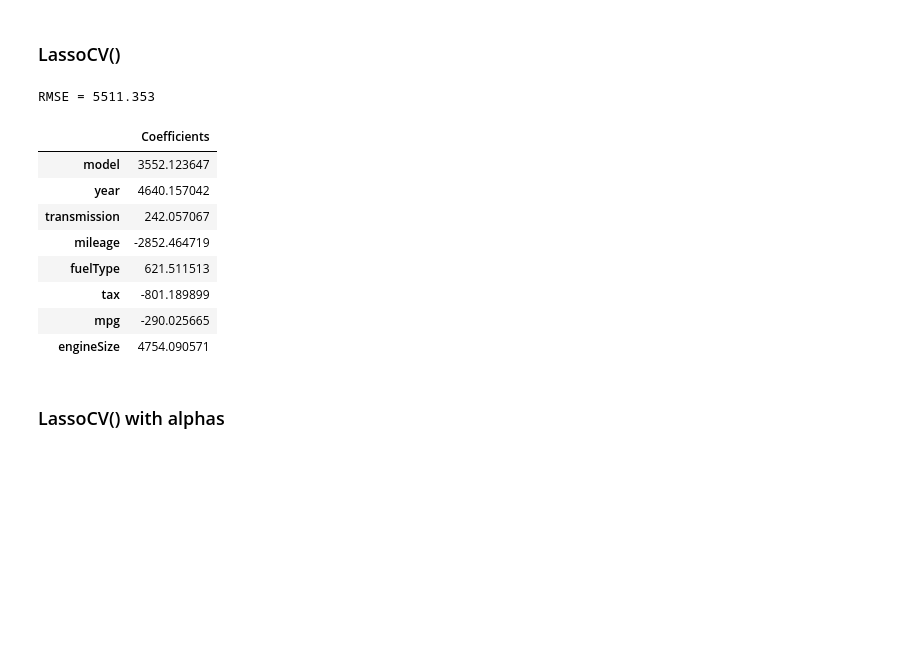
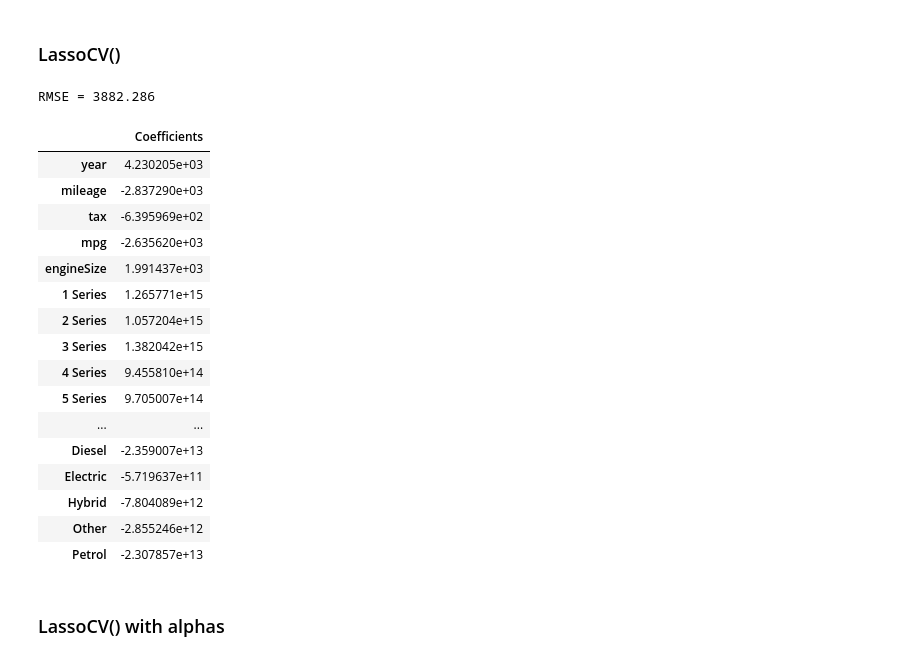
Before and after one commit to ematasova/Data_analyst, a Jupyter notebook: Лаба 3/Hometask 3 - Car price prediction.ipynb, the cells around one changed output. Saved outputs shown, nothing was run; the diff lists cells and outputs as text; code cells hidden in the pictures; blank space fills up the shorter version.

```diff
--- a/Лаба 3/Hometask 3 - Car price prediction.ipynb
+++ b/Лаба 3/Hometask 3 - Car price prediction.ipynb
@@ -216,0 +192,11 @@ auto_data_with_labels
+# %%
+
+auto_data_copy = auto_data.copy()
+
+auto_data_dummy = pd.concat([auto_data_copy.drop("model", axis=1),
+                             pd.get_dummies(auto_data_copy["model"])], axis = 1)
+auto_data_dummy = pd.concat([auto_data_dummy.drop("transmission", axis=1),
+                             pd.get_dummies(auto_data_dummy["transmission"])], axis = 1)
+auto_data_dummy = pd.concat([auto_data_dummy.drop("fuelType", axis=1),
+                             pd.get_dummies(auto_data_dummy["fuelType"])], axis = 1)
+auto_data_dummy.head()
@@ -217,3 +211,2 @@ auto_data_with_labels
 # %%
-auto_data_with_labels_without_price = auto_data_with_labels.drop(['price'], axis=1)
-auto_data_with_labels_without_price
+auto_data_dummy_without_price = auto_data_dummy.drop(['price'], axis=1)
@@ -234,5 +213,5 @@ auto_data_with_labels_without_price
 # %%
-X, Y = auto_data_with_labels_without_price, auto_data_with_labels['price']
+X, Y = auto_data_dummy_without_price, auto_data_dummy['price']
 # %%
 X_train, X_test, Y_train, Y_test = train_test_split(X, Y, test_size=0.3, random_state=10)
 # %%
@@ -330,23 +333,31 @@ RMSE = 5511.097
 # %%
 model = LassoCV()
 
 model.fit(X_train_scaled, Y_train)
 predictions = model.predict(X_test_scaled)
 
 print (f'RMSE = {round(metrics.mean_squared_error(Y_test, predictions, squared=False), 3)}')
 
-pd.DataFrame(simple_LR.coef_,  auto_data_with_labels_without_price.columns, columns=['Coefficients'])
+pd.DataFrame(simple_LR.coef_,  auto_data_dummy_without_price.columns, columns=['Coefficients'])
 # %% [output]
-RMSE = 5511.353
+RMSE = 3882.286
 |  | Coefficients |
-| model | 3552.123647 |
-| year | 4640.157042 |
-| transmission | 242.057067 |
-| mileage | -2852.464719 |
-| fuelType | 621.511513 |
-| tax | -801.189899 |
-| mpg | -290.025665 |
-| engineSize | 4754.090571 |
+| year | 4.230205e+03 |
+| mileage | -2.837290e+03 |
+| tax | -6.395969e+02 |
+| mpg | -2.635620e+03 |
+| engineSize | 1.991437e+03 |
+| 1 Series | 1.265771e+15 |
+| 2 Series | 1.057204e+15 |
+| 3 Series | 1.382042e+15 |
+| 4 Series | 9.455810e+14 |
+| 5 Series | 9.705007e+14 |
+| ... | ... |
+| Diesel | -2.359007e+13 |
+| Electric | -5.719637e+11 |
+| Hybrid | -7.804089e+12 |
+| Other | -2.855246e+12 |
+| Petrol | -2.307857e+13 |
 # %% [markdown]
 ### LassoCV() with alphas
 # %%
```
Also changed, not shown: parts of 16 cells of this notebook.
